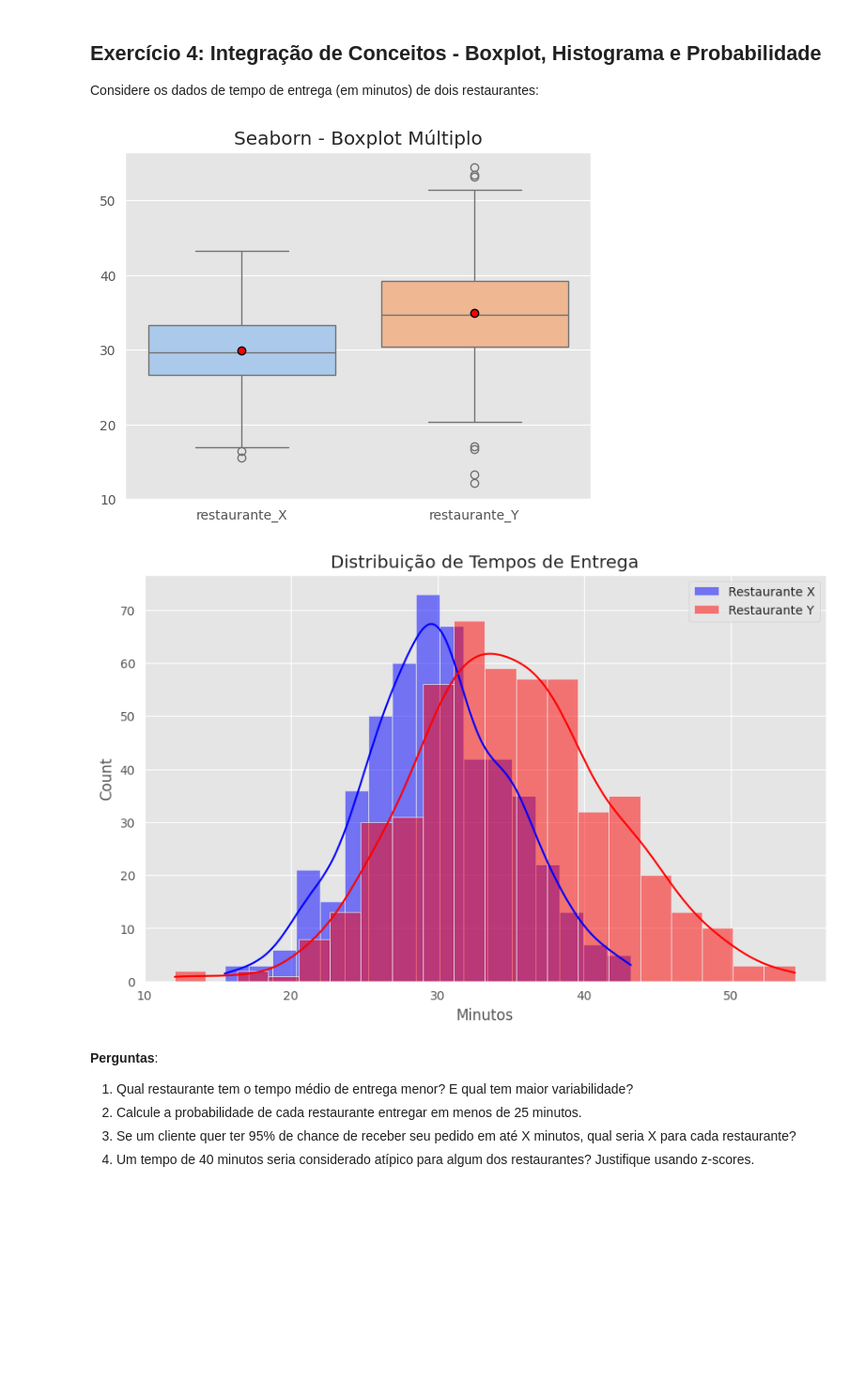
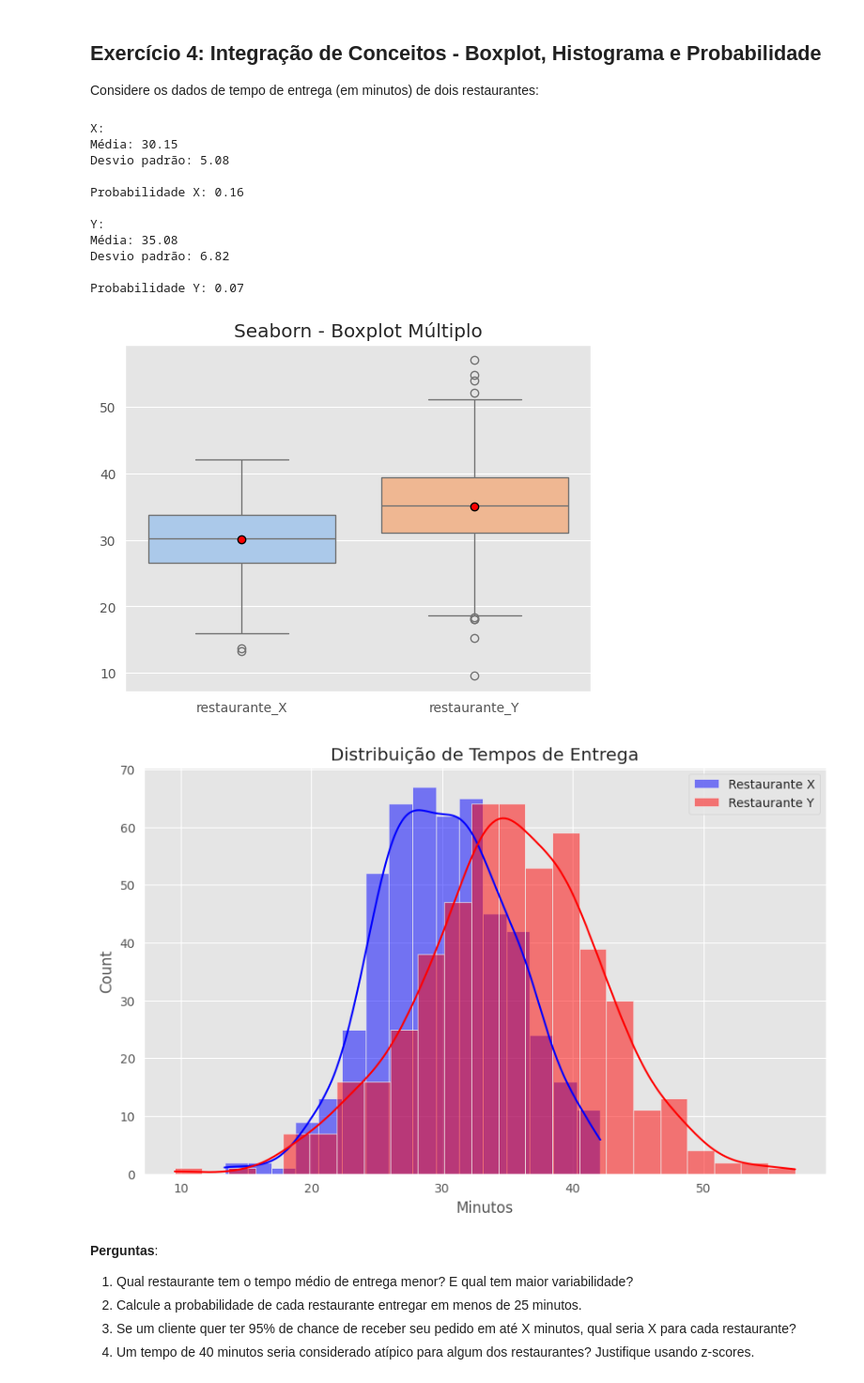
Before and after one commit to diegofloriano/data_science_2025, a Jupyter notebook: notebooks/lab04_Exercicios.ipynb, the cells around one changed output. Shown: that part at 94% size. Drawn from its saved outputs; the diff is of its cells as text; code cells hidden in the pictures; blank space fills up the shorter version.

```diff
--- a/notebooks/lab04_Exercicios.ipynb
+++ b/notebooks/lab04_Exercicios.ipynb
@@ -167,29 +201,58 @@ Considere os dados de tempo de entrega (em minutos) de dois restaurantes:
 # %%
 # Dados dos restaurantes
 restaurante_X = np.random.normal(30, 5, 500)
 restaurante_Y = np.random.normal(35, 7, 500)
 
 dicionario= {'restaurante_X': restaurante_X,'restaurante_Y': restaurante_Y}
 
 df_restaurantes = pd.DataFrame(dicionario)
+
+media_x = np.mean(restaurante_X)
+desvio_padrao_x = np.std(restaurante_X)
+Probabilidade_x = stats.norm.cdf(25, loc = media_x, scale = desvio_padrao_x)
+
+media_y = np.mean(restaurante_Y)
+desvio_padrao_y = np.std(restaurante_Y)
+Probabilidade_y = stats.norm.cdf(25, loc = media_y, scale = desvio_padrao_y)
+
+print("X:")
+print(f"Média: {media_x:.2f}")
+print(f"Desvio padrão: {desvio_padrao_x:.2f}\n")
+print(f"Probabilidade X: {Probabilidade_x:.2f}\n")
+
+print("Y:")
+print(f"Média: {media_y:.2f}")
+print(f"Desvio padrão: {desvio_padrao_y:.2f}\n")
+print(f"Probabilidade Y: {Probabilidade_y:.2f}\n")
 
 # Cire um Boxplot comparativo entre os restaurantes
 
 sns.boxplot(data=df_restaurantes, palette='pastel', showmeans=True,
            meanprops={"marker":"o","markerfacecolor":"red", "markeredgecolor":"black"})
 plt.title('Seaborn - Boxplot Múltiplo')
 
 # Histograma superposto
 plt.figure(figsize=(10, 6))
 sns.histplot(restaurante_X, kde=True, color='blue', label='Restaurante X', alpha=0.5)
 sns.histplot(restaurante_Y, kde=True, color='red', label='Restaurante Y', alpha=0.5)
 plt.title('Distribuição de Tempos de Entrega')
 plt.xlabel('Minutos')
 plt.legend()
 plt.show()
 # %% [output]
+X:
+Média: 30.15
+Desvio padrão: 5.08
+
+Probabilidade X: 0.16
+
+Y:
+Média: 35.08
+Desvio padrão: 6.82
+
+Probabilidade Y: 0.07
-[figure, old version]
+[figure, new version]
-[figure, old version]
+[figure, new version]
 # %% [markdown]
 **Perguntas**:
 1. Qual restaurante tem o tempo médio de entrega menor? E qual tem maior variabilidade?
```
Also changed, not shown: parts of 10 cells of this notebook.
